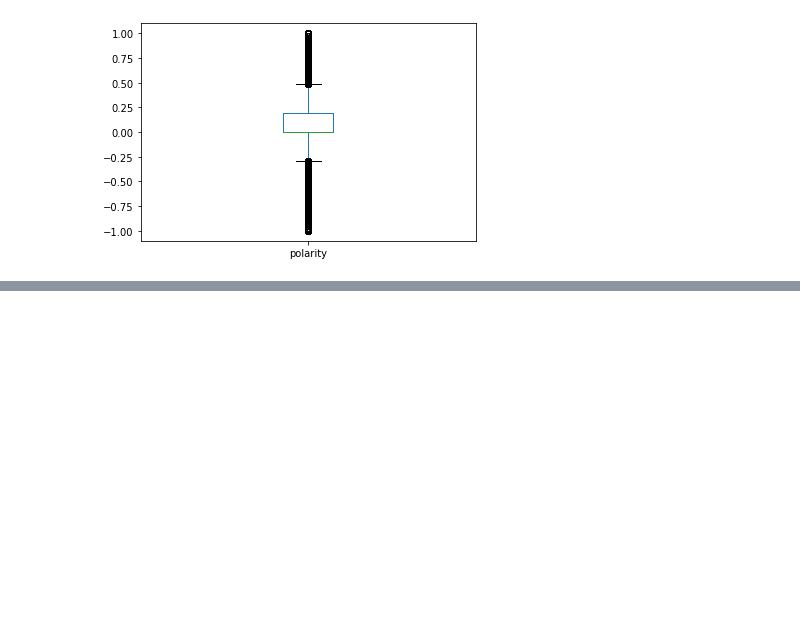
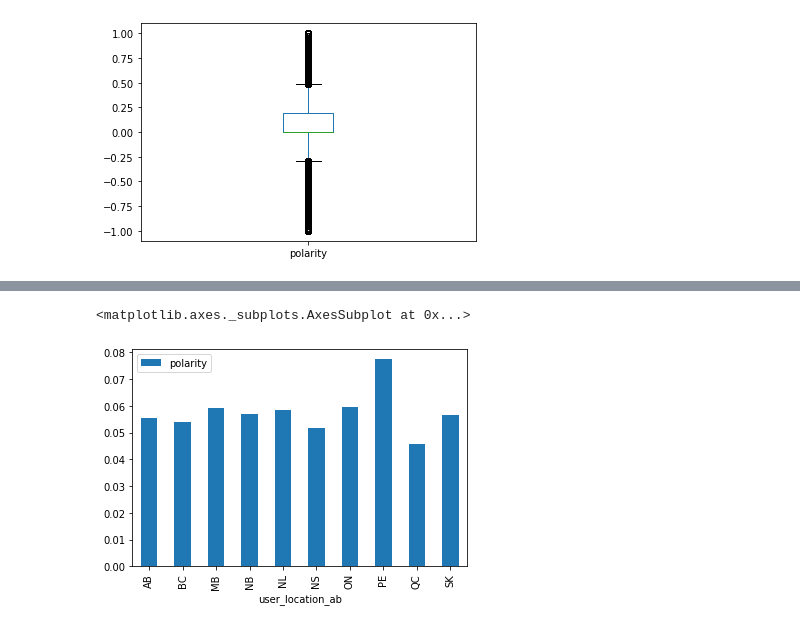
Before and after one commit to Bllizzard/Sentiment_Analysis, a Jupyter notebook: step3_data_labeling&analysis.ipynb, the cells around one changed output, grey strips where cells are left out. Drawn from its saved outputs; the diff is of its cells as text; code cells hidden in the pictures; blank space fills up the shorter version.

```diff
--- a/step3_data_labeling&analysis.ipynb
+++ b/step3_data_labeling&analysis.ipynb
@@ -100,2 +64,4 @@ dtype: int64
 # %%
 df.to_csv('labeling_df.csv', encoding='utf-8', index=False)
+# %%
+df1 = df.drop(['year','month','day','user_name','word_count','char_count','average_word_len'],axis=1)
@@ -101,0 +77,10 @@ df.to_csv('labeling_df.csv', encoding='utf-8', index=False)
+# %%
+from collections import Counter
+import numpy as np
+
+agg_funcs = {'text': lambda x:' '.join(x),
+             'favorite_count': np.mean,
+             'retweet_count': np.mean,
+             'polarity': np.mean}
+
+df2 = df1.groupby(['user_location_ab']).agg(agg_funcs).reset_index()
@@ -101,0 +101,5 @@ df.to_csv('labeling_df.csv', encoding='utf-8', index=False)
+# %%
+df2.plot.bar(x='user_location_ab', y='polarity')
+# %% [output]
+<matplotlib.axes._subplots.AxesSubplot at 0x...>
+[figure, added]
```
Also changed, not shown: parts of 7 cells of this notebook.
